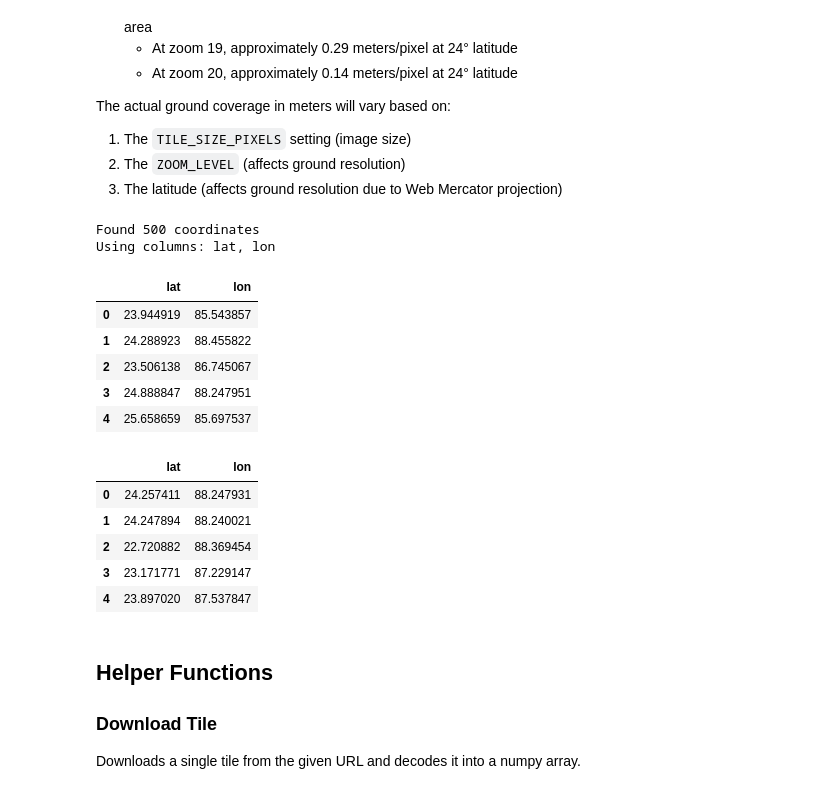
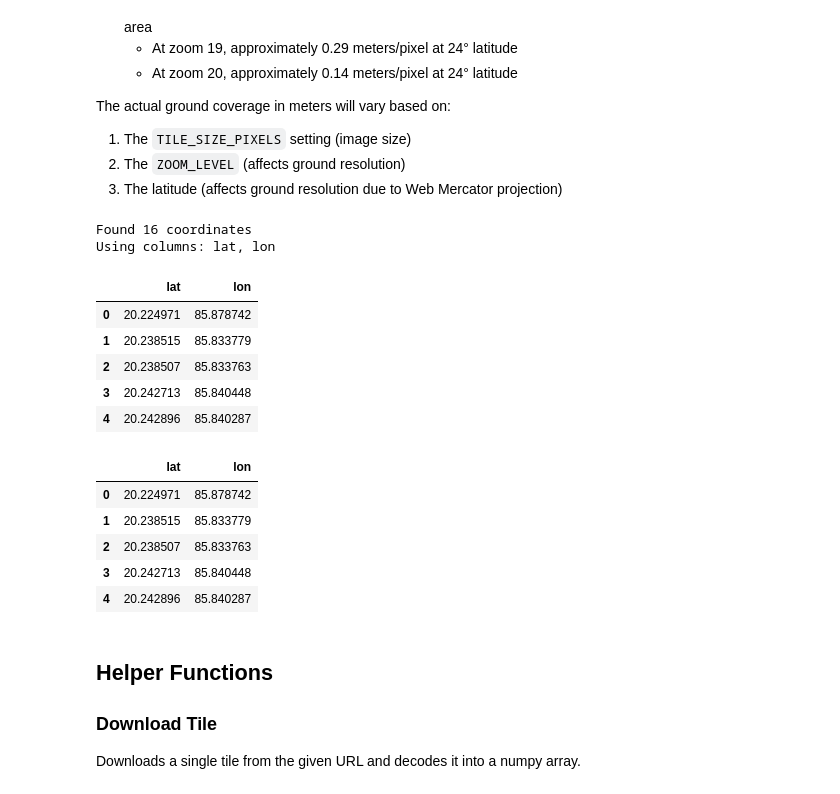
Before and after one commit to juergenlandauer/FoundationModelsArchaeology, a Jupyter notebook: image_downloading_v2.ipynb, the cells around one changed output. Drawn from its saved outputs; the diff is of its cells as text; code cells hidden in the pictures.

```diff
--- a/image_downloading_v2.ipynb
+++ b/image_downloading_v2.ipynb
@@ -11,7 +11,10 @@
 Import the required libraries for image processing, HTTP requests, and multithreading.
 # %%
 # Input CSV file path (should have 'lat' and 'lon' columns)
-CSV_FILE = 'random_coordinates.csv'
+CSV_FILE = 'new_coordinates.csv'
+
+# Google Maps API Key (required)
+#API_KEY = 'AIzaSyBC3R5NYgXxw1XYAyPtXqJtNypnrCEceg0'
 
 # Image parameters
 TILE_SIZE_PIXELS = 512  # Width/Height in PIXELS (e.g., 512 x 512 pixels)
@@ -19,7 +22,7 @@ ZOOM_LEVEL = 18         # Zoom level (1-20, higher = more detailed)
 MAP_TYPE = 'satellite'  # 'satellite', 'roadmap', 'hybrid', 'terrain'
 
 # Output parameters
-OUTPUT_DIR = 'satellite_patches'
+OUTPUT_DIR = 'satellite_patches2'
 OUTPUT_FORMAT = 'tif'  # use 'tif' or 'png'
 
 # Delay between requests (seconds) to avoid rate limiting
@@ -61,25 +64,25 @@ print(f"Found {len(df)} coordinates")
 print(f"Using columns: {lat_col}, {lon_col}")
 display(df.head())
 # %% [output]
-Found 500 coordinates
+Found 16 coordinates
 Using columns: lat, lon
 |  | lat | lon |
-| 0 | 23.944919 | 85.543857 |
-| 1 | 24.288923 | 88.455822 |
-| 2 | 23.506138 | 86.745067 |
-| 3 | 24.888847 | 88.247951 |
-| 4 | 25.658659 | 85.697537 |
+| 0 | 20.224971 | 85.878742 |
+| 1 | 20.238515 | 85.833779 |
+| 2 | 20.238507 | 85.833763 |
+| 3 | 20.242713 | 85.840448 |
+| 4 | 20.242896 | 85.840287 |
 # %%
-# in case we need to swap columns
-df = df.rename(columns={ 'lat':'lon', 'lon': 'lat'})
+# we need to swap columns
+#df = df.rename(columns={ 'lat':'lon', 'lon': 'lat'})
 df.head()
 # %% [output]
 |  | lat | lon |
-| 0 | 24.257411 | 88.247931 |
-| 1 | 24.247894 | 88.240021 |
-| 2 | 22.720882 | 88.369454 |
-| 3 | 23.171771 | 87.229147 |
-| 4 | 23.897020 | 87.537847 |
+| 0 | 20.224971 | 85.878742 |
+| 1 | 20.238515 | 85.833779 |
+| 2 | 20.238507 | 85.833763 |
+| 3 | 20.242713 | 85.840448 |
+| 4 | 20.242896 | 85.840287 |
 # %%
 import cv2
 import requests
```
Also changed, not shown: parts of 4 cells of this notebook.
